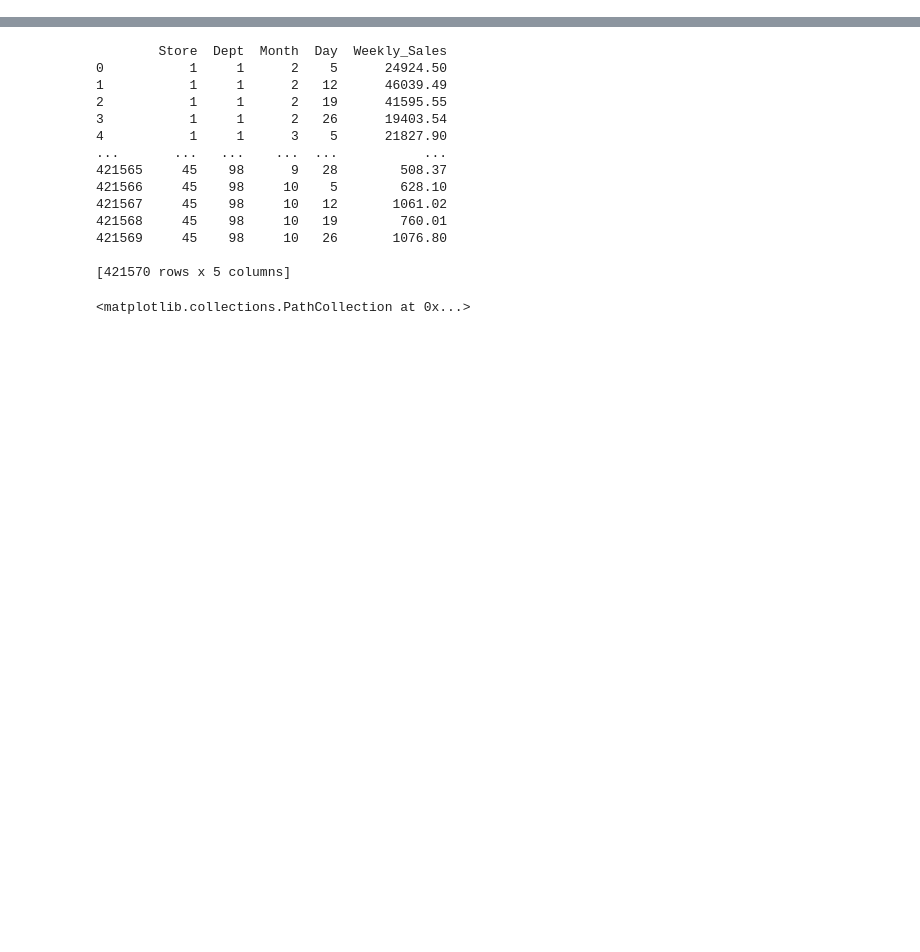
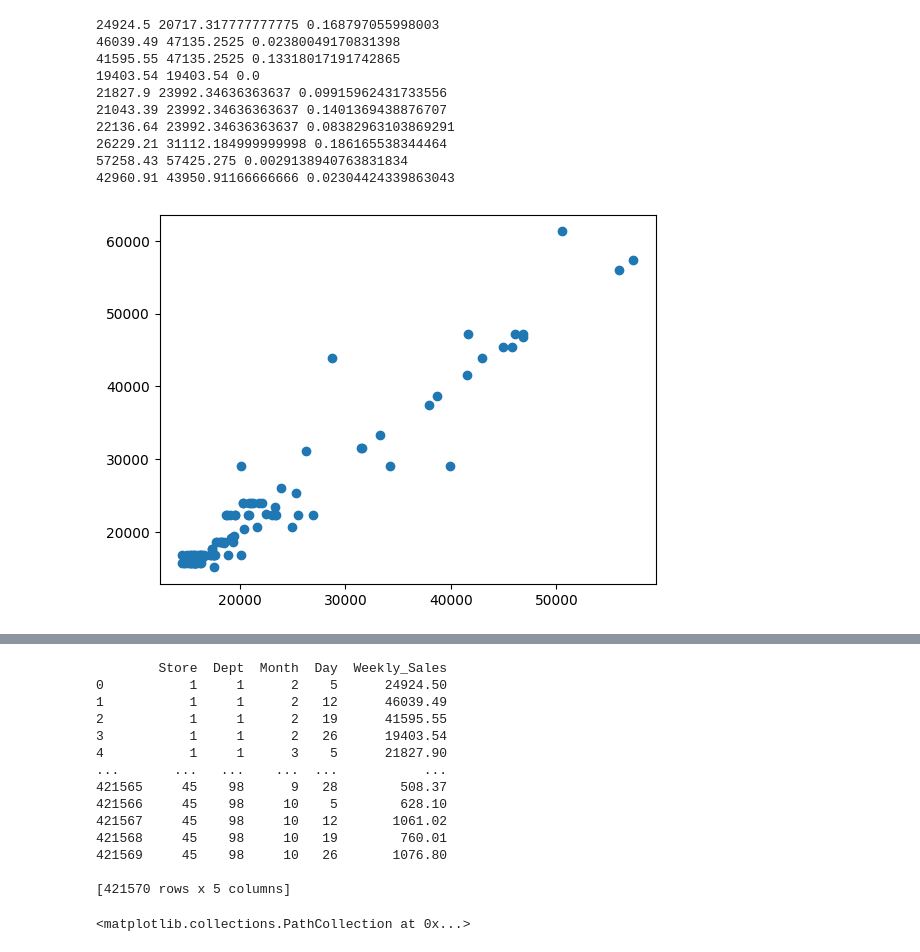
Before and after one commit to liu-bingyan/IllinoisDatathon2024, a Jupyter notebook: data/jie_exploratory_data_analysis_and_linear_regression.ipynb, the cells around one changed output, grey strips where cells are left out. Saved outputs shown, nothing was run; the diff lists cells and outputs as text; code cells hidden in the pictures; blank space fills up the shorter version.

```diff
--- a/data/jie_exploratory_data_analysis_and_linear_regression.ipynb
+++ b/data/jie_exploratory_data_analysis_and_linear_regression.ipynb
@@ -16,11 +23,24 @@ pd.options.mode.chained_assignment = None  # default='warn'
 # test_df = pd.read_csv("test.csv")
 # print(tt_df)
 # %%
-# Initial loading of original train dataframe
+# Initial loading of original train dataframe and normalising of dependent variable Y by subtracting mean and
+# dividing by standard deviation
 train_df = pd.read_csv("train.csv")
 print(train_df)
 total_number_of_rows = len(train_df)
 print(total_number_of_rows)
+weekly_sales_mean = sum(train_df["Weekly_Sales"].values) / total_number_of_rows
+print("mean weekly sales =", weekly_sales_mean)
+weekly_sales_standard_deviation = np.sqrt(sum(train_df["Weekly_Sales"].values ** 2) / total_number_of_rows - weekly_sales_mean ** 2)
+print("standard deviation weekly sales =", weekly_sales_standard_deviation)
+weekly_sales_normalised = train_df["Weekly_Sales"].values - weekly_sales_mean
+weekly_sales_normalised /= weekly_sales_standard_deviation
+weekly_sales_normalised_mean = sum(weekly_sales_normalised) / total_number_of_rows
+weekly_sales_normalised_standard_deviation = np.sqrt(sum(weekly_sales_normalised ** 2) / total_number_of_rows - weekly_sales_normalised_mean ** 2)
+print("weekly_sales_normalised_mean =", weekly_sales_normalised_mean)
+print("weekly_sales_normalised_standard_deviation =", weekly_sales_normalised_standard_deviation)
+train_df["Weekly_Sales_Normalised"] = weekly_sales_normalised
+print(train_df)
 # %% [output]
         Store  Dept        Date  Weekly_Sales  IsHoliday
 0           1     1  2010-02-05      24924.50      False
@@ -68,0 +91,38 @@ plt.scatter(train_time_series["Date"], train_time_series["Total"])
+# %%
+%%time
+
+N = total_number_of_rows # 400000
+
+x0 = train_df["Store"].values[:N]
+x1 = train_df["Dept"].values[:N]
+x2 = train_df["Month"].values[:N]
+x3 = train_df["Day"].values[:N]
+X = mat_transpose([x0, x1, x2, x3])
+
+y = train_df["Weekly_Sales"].values[:N]
+# lab = preprocessing.LabelEncoder()
+# y_transformed = lab.fit_transform(y)
+
+tree = DecisionTreeRegressor(max_depth = 15, random_state = 0)
+tree.fit(X, y)
+
+predict_y = tree.predict(X)
+N1 = 10
+N2 = 100
+for i in range(N1):
+    print(y[i], predict_y[i], abs(y[i] - predict_y[i]) / y[i])
+
+plt.scatter(y[:N2], predict_y[:N2])
+plt.show()
+# %% [output]
+24924.5 20717.317777777775 0.168797055998003
+46039.49 47135.2525 0.02380049170831398
+41595.55 47135.2525 0.13318017191742865
+19403.54 19403.54 0.0
+21827.9 23992.34636363637 0.09915962431733556
+21043.39 23992.34636363637 0.1401369438876707
+22136.64 23992.34636363637 0.08382963103869291
+26229.21 31112.184999999998 0.186165538344464
+57258.43 57425.275 0.0029138940763831834
+42960.91 43950.91166666666 0.02304424339863043
+[figure, added]
```
Also changed, not shown: parts of 9 cells of this notebook.
